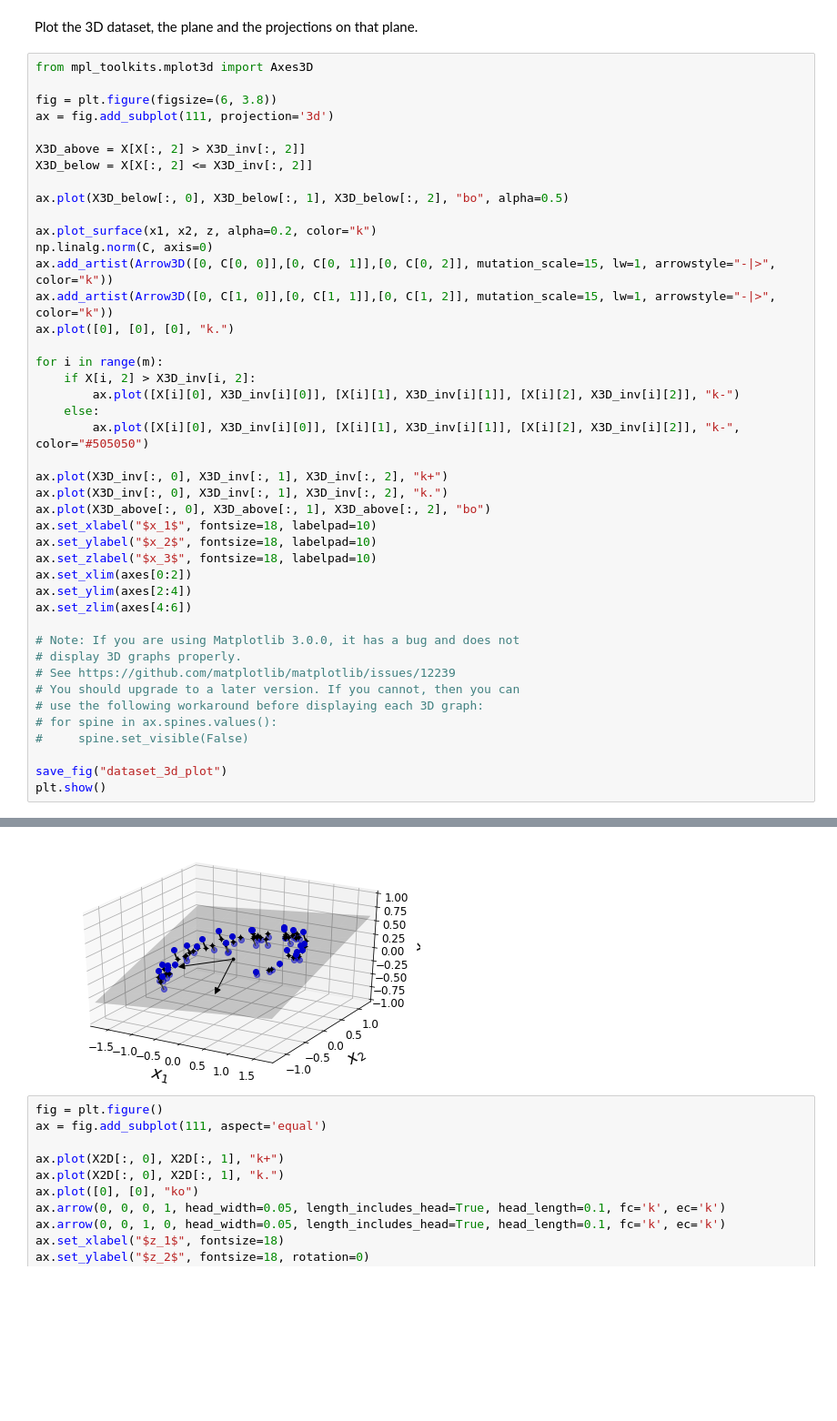
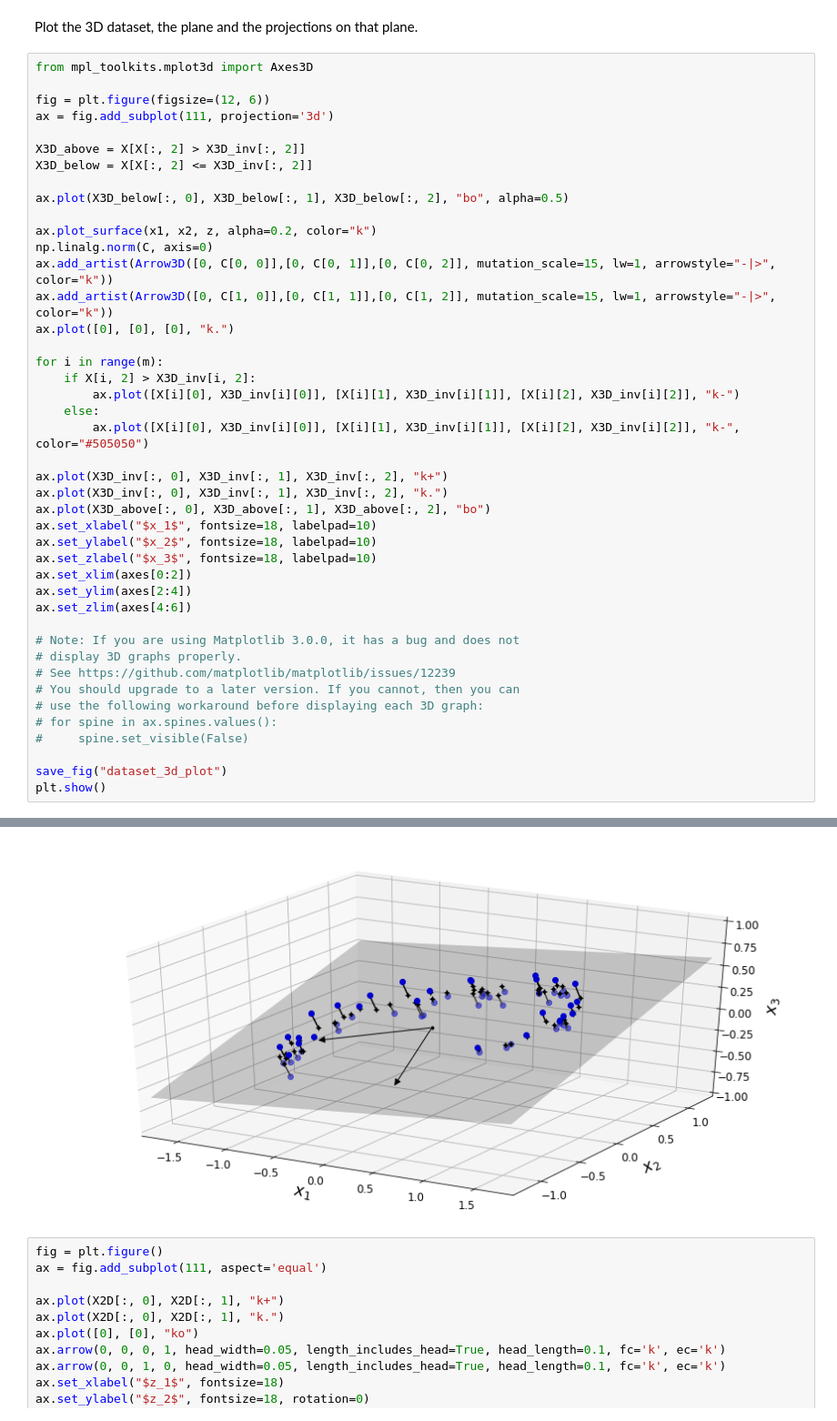
Before and after one commit to SgtSteiner/DataScience, a Jupyter notebook: handson-ml/08_dimensionality_reduction.ipynb, the cells around one changed output, grey strips where cells are left out. Shown: that part at 91% size. Cells and saved outputs as stored; diff of their text form; blank space fills up the shorter version.

```diff
--- a/handson-ml/08_dimensionality_reduction.ipynb
+++ b/handson-ml/08_dimensionality_reduction.ipynb
@@ -215,7 +215,7 @@ Plot the 3D dataset, the plane and the projections on that plane.
 # %%
 from mpl_toolkits.mplot3d import Axes3D
 
-fig = plt.figure(figsize=(6, 3.8))
+fig = plt.figure(figsize=(12, 6))
 ax = fig.add_subplot(111, projection='3d')
 
 X3D_above = X[X[:, 2] > X3D_inv[:, 2]]
@@ -230,34 +230,34 @@ ax.add_artist(Arrow3D([0, C[1, 0]],[0, C[1, 1]],[0, C[1, 2]], mutation_scale=15,
 ax.plot([0], [0], [0], "k.")
 
 for i in range(m):
     if X[i, 2] > X3D_inv[i, 2]:
         ax.plot([X[i][0], X3D_inv[i][0]], [X[i][1], X3D_inv[i][1]], [X[i][2], X3D_inv[i][2]], "k-")
     else:
         ax.plot([X[i][0], X3D_inv[i][0]], [X[i][1], X3D_inv[i][1]], [X[i][2], X3D_inv[i][2]], "k-", color="#505050")
 
 ax.plot(X3D_inv[:, 0], X3D_inv[:, 1], X3D_inv[:, 2], "k+")
 ax.plot(X3D_inv[:, 0], X3D_inv[:, 1], X3D_inv[:, 2], "k.")
 ax.plot(X3D_above[:, 0], X3D_above[:, 1], X3D_above[:, 2], "bo")
 ax.set_xlabel("$x_1$", fontsize=18, labelpad=10)
 ax.set_ylabel("$x_2$", fontsize=18, labelpad=10)
 ax.set_zlabel("$x_3$", fontsize=18, labelpad=10)
 ax.set_xlim(axes[0:2])
 ax.set_ylim(axes[2:4])
 ax.set_zlim(axes[4:6])
 
 # Note: If you are using Matplotlib 3.0.0, it has a bug and does not
 # display 3D graphs properly.
 # See https://github.com/matplotlib/matplotlib/issues/12239
 # You should upgrade to a later version. If you cannot, then you can
 # use the following workaround before displaying each 3D graph:
 # for spine in ax.spines.values():
 #     spine.set_visible(False)
 
 save_fig("dataset_3d_plot")
 plt.show()
 # %% [output]
 Saving figure dataset_3d_plot
-[figure, old version]
+[figure, new version]
 # %%
 fig = plt.figure()
 ax = fig.add_subplot(111, aspect='equal')
```
Also changed, not shown: parts of 1 cell of this notebook, 6 other files.
